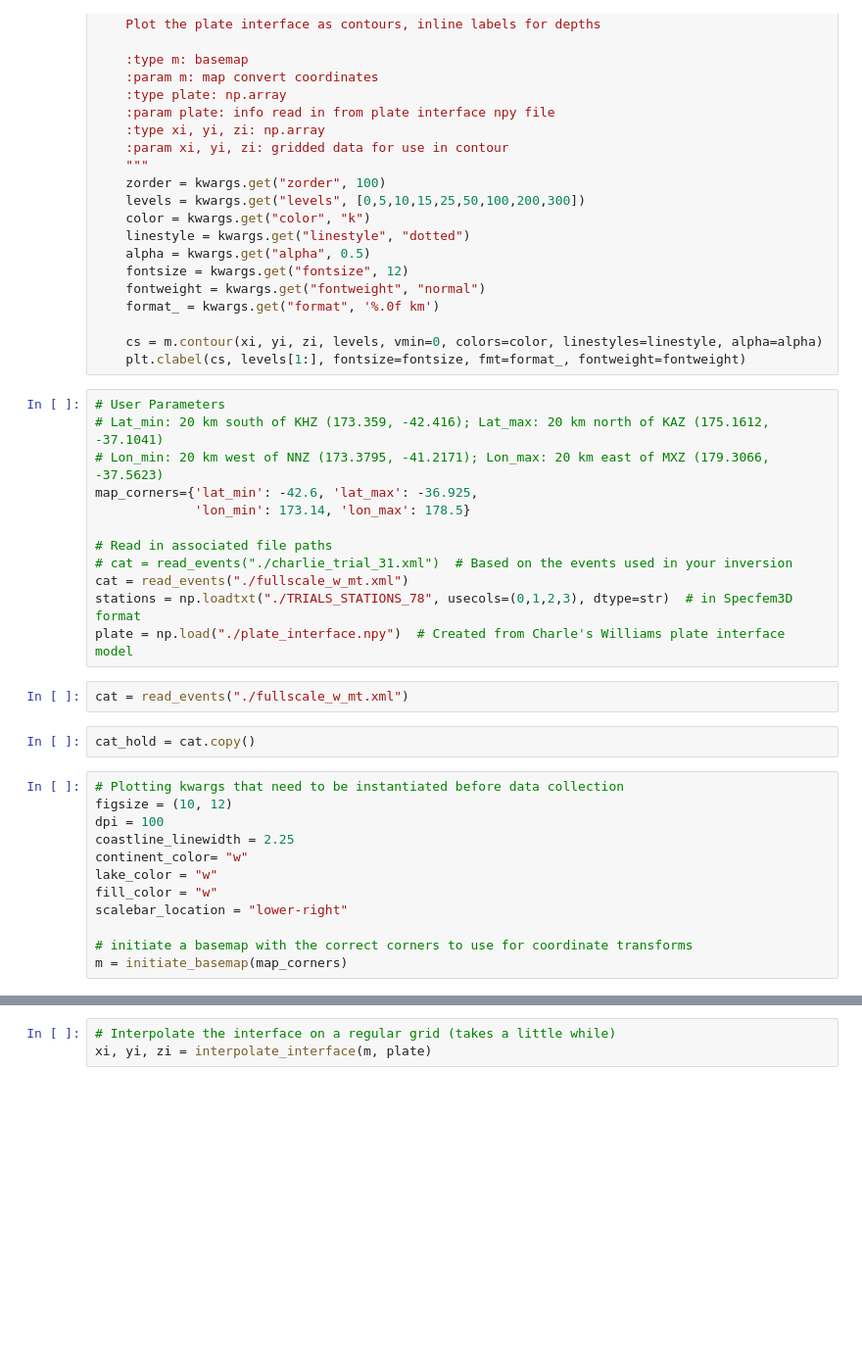
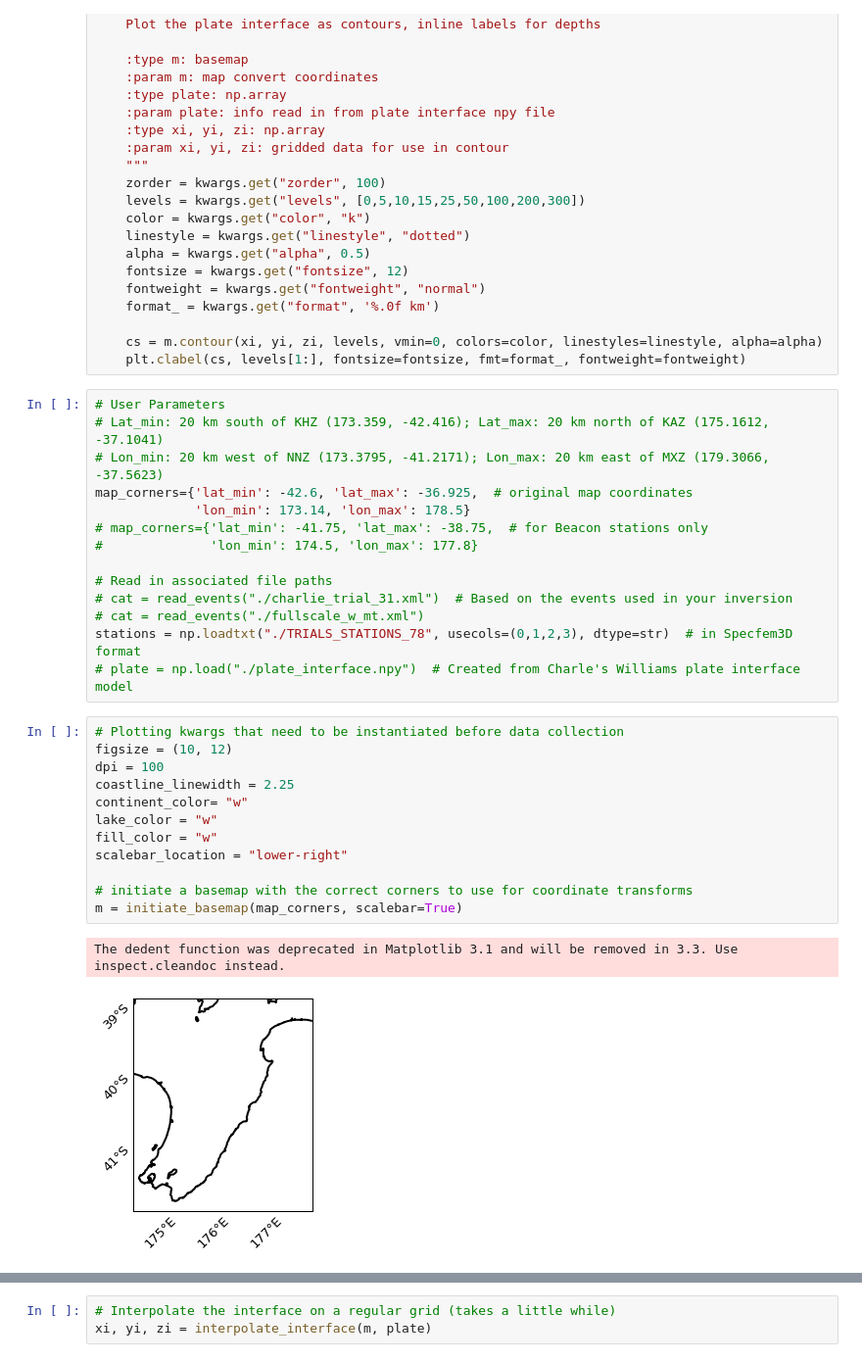
Before and after one commit to bch0w/spectral, a Jupyter notebook: publications/srcrcv_map.ipynb, the cells around one changed output, grey strips where cells are left out. Shown at 98% size. Cells and saved outputs as stored; diff of their text form; blank space fills up the shorter version.

```diff
--- a/publications/srcrcv_map.ipynb
+++ b/publications/srcrcv_map.ipynb
@@ -267,30 +325,31 @@ def plot_interface_contour(m, xi, yi, zi, **kwargs):
 # User Parameters
 # Lat_min: 20 km south of KHZ (173.359, -42.416); Lat_max: 20 km north of KAZ (175.1612, -37.1041)
 # Lon_min: 20 km west of NNZ (173.3795, -41.2171); Lon_max: 20 km east of MXZ (179.3066, -37.5623)
-map_corners={'lat_min': -42.6, 'lat_max': -36.925,
+map_corners={'lat_min': -42.6, 'lat_max': -36.925,  # original map coordinates
              'lon_min': 173.14, 'lon_max': 178.5}
+# map_corners={'lat_min': -41.75, 'lat_max': -38.75,  # for Beacon stations only
+#              'lon_min': 174.5, 'lon_max': 177.8}
 
 # Read in associated file paths
 # cat = read_events("./charlie_trial_31.xml")  # Based on the events used in your inversion
-cat = read_events("./fullscale_w_mt.xml")
+# cat = read_events("./fullscale_w_mt.xml")
 stations = np.loadtxt("./TRIALS_STATIONS_78", usecols=(0,1,2,3), dtype=str)  # in Specfem3D format
-plate = np.load("./plate_interface.npy")  # Created from Charle's Williams plate interface model
+# plate = np.load("./plate_interface.npy")  # Created from Charle's Williams plate interface model
-# %%
-cat = read_events("./fullscale_w_mt.xml")
-# %%
-cat_hold = cat.copy()
 # %%
 # Plotting kwargs that need to be instantiated before data collection
 figsize = (10, 12)
 dpi = 100
 coastline_linewidth = 2.25
 continent_color= "w"
 lake_color = "w"
 fill_color = "w"
 scalebar_location = "lower-right"
 
 # initiate a basemap with the correct corners to use for coordinate transforms
-m = initiate_basemap(map_corners)
+m = initiate_basemap(map_corners, scalebar=True)
+# %% [output]
+The dedent function was deprecated in Matplotlib 3.1 and will be removed in 3.3. Use inspect.cleandoc instead.
+[figure, added]
 # %%
 # Get station information for plotting
 net_ignore = ["X1", "X2", "GH"]
```
Also changed, not shown: parts of 9 cells of this notebook, 3 other files.
